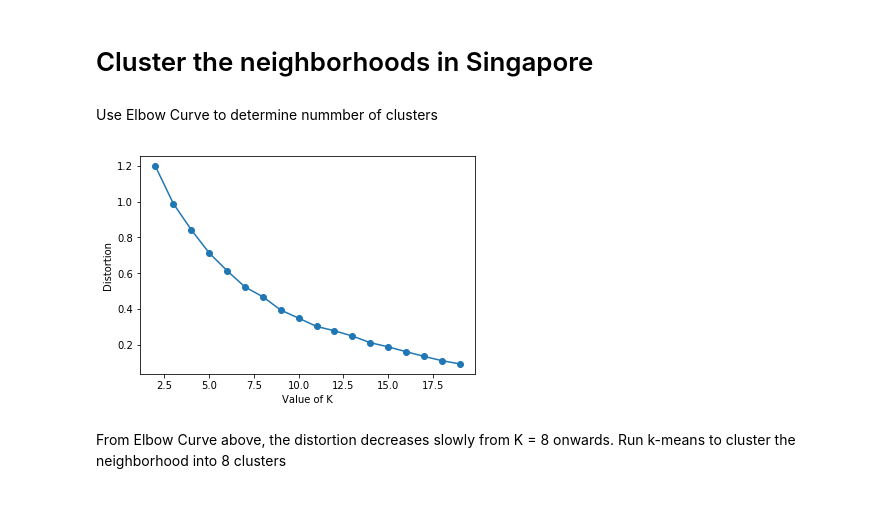
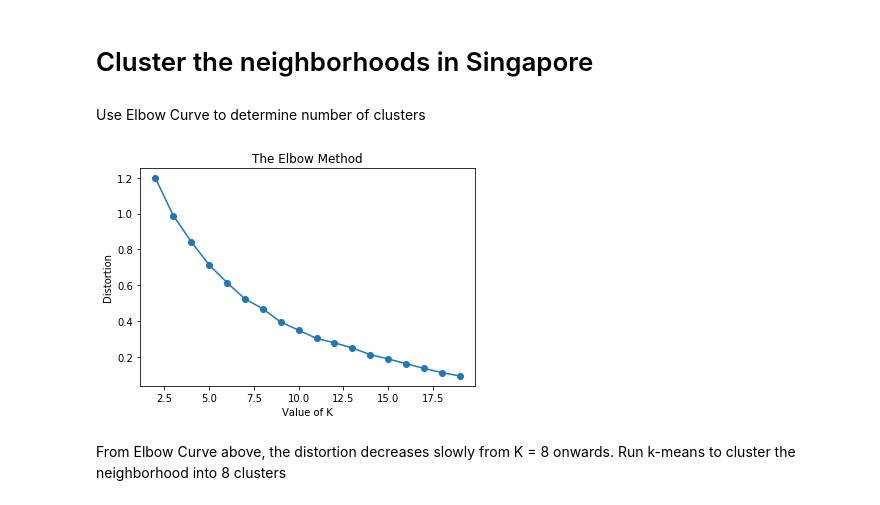
Before and after one commit to fabiankoh/AppliedDataScienceCapstone, a Jupyter notebook: Applied Data Science CapstoneProjectW4-5.ipynb, the cells around one changed output. Cells and saved outputs as stored; diff of their text form; code cells hidden in the pictures.

```diff
--- a/Applied Data Science CapstoneProjectW4-5.ipynb
+++ b/Applied Data Science CapstoneProjectW4-5.ipynb
@@ -475,20 +475,21 @@ neighborhoods_venues_sorted.head()
 #get dataset ready for clustering
 sg_grouped_clustering = sg_grouped.drop('Neighborhood', 1)
 # %% [markdown]
-Use Elbow Curve to determine nummber of clusters
+Use Elbow Curve to determine number of clusters
 # %%
 Ks = range(2, 20)
 Ds = []
 for K in Ks:
     cls = KMeans(n_clusters=K, random_state=101)
     cls.fit(sg_grouped_clustering)
     Ds.append(cls.inertia_)
 plt.plot(Ks, Ds, 'o-')
 plt.xlabel("Value of K")
 plt.ylabel("Distortion")
+plt.title('The Elbow Method')
 plt.show()
 # %% [output]
-[figure, old version]
+[figure, new version]
 # %% [markdown]
 From Elbow Curve above, the distortion decreases slowly from K = 8 onwards.
 Run k-means to cluster the neighborhood into 8 clusters
```
Also changed, not shown: parts of 8 cells of this notebook.
